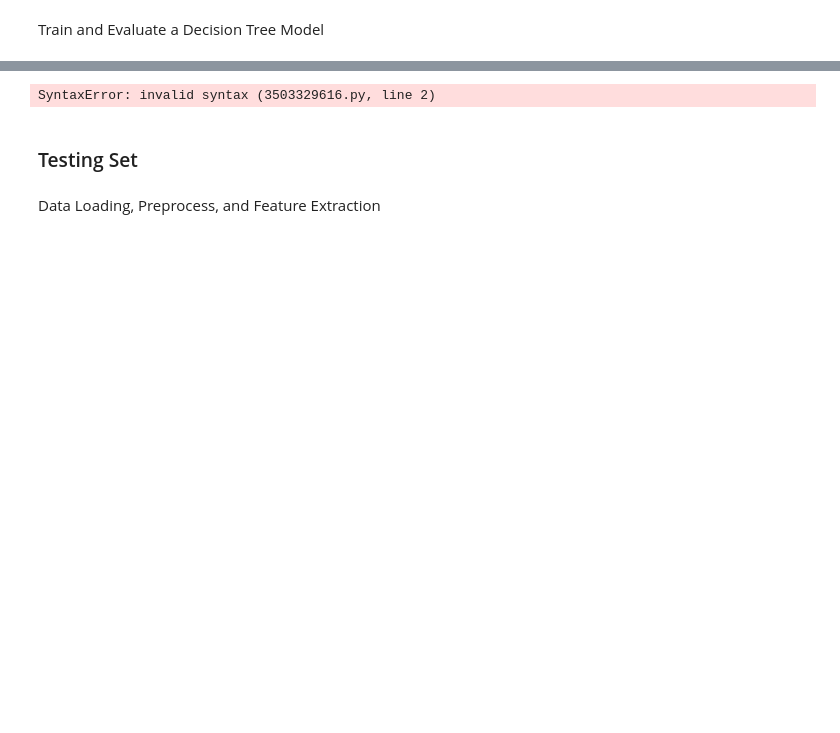
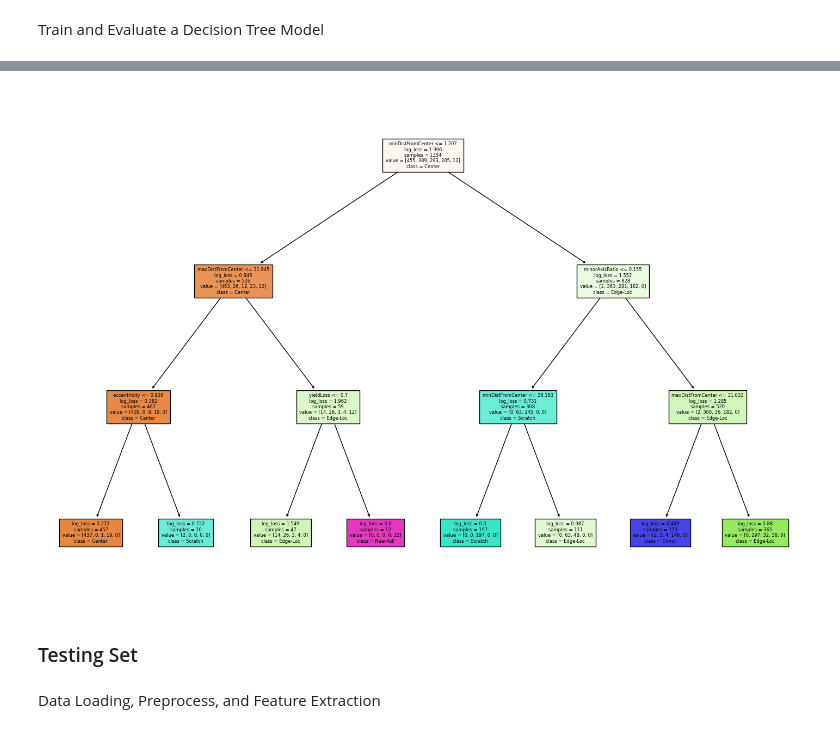
Before and after one commit to JNewman-cell/WaferMapMachineLearningClassification, a Jupyter notebook: ECE_157A_272A_F22_Homework2/ECE_157A_272A_F22_Homework2.ipynb, the cells around one changed output, grey strips where cells are left out. Saved outputs shown, nothing was run; the diff lists cells and outputs as text; code cells hidden in the pictures; blank space fills up the shorter version.

```diff
--- a/ECE_157A_272A_F22_Homework2/ECE_157A_272A_F22_Homework2.ipynb
+++ b/ECE_157A_272A_F22_Homework2/ECE_157A_272A_F22_Homework2.ipynb
@@ -653,16 +680,16 @@ NameError: name 'accuracies_valid' is not defined
 # %%
 # TODO: get failure types string sorted by their numerical value
-class_names = # CODE HERE
+class_names = tick_labels
 
 # plot decision tree
 plt.figure(figsize=(18,12))
 tree.plot_tree(classifier,                              # classifier to extract the rules from
                 feature_names=selected_features,        # the feature names that were used
                 class_names=class_names,                # the class labels, converted to string
                 filled=True, fontsize=6)
 plt.show()
 # %% [output]
-SyntaxError: invalid syntax (3503329616.py, line 2)
+[figure, added]
 # %% [markdown]
 ### Testing Set
 # %% [markdown]
```
Also changed, not shown: parts of 12 cells of this notebook, 12 other files.
